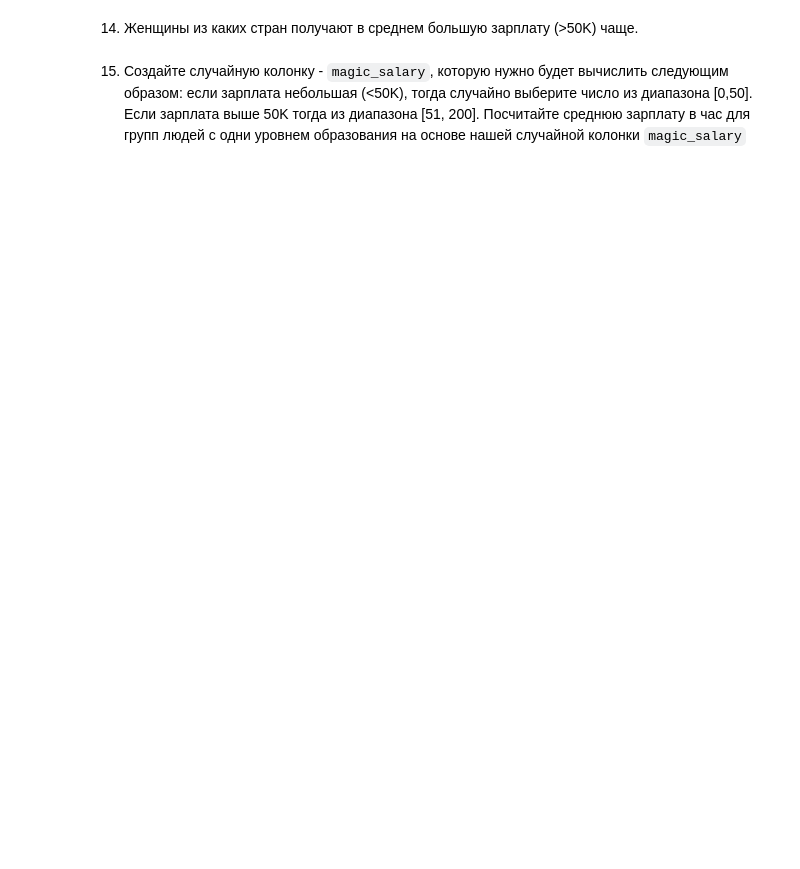
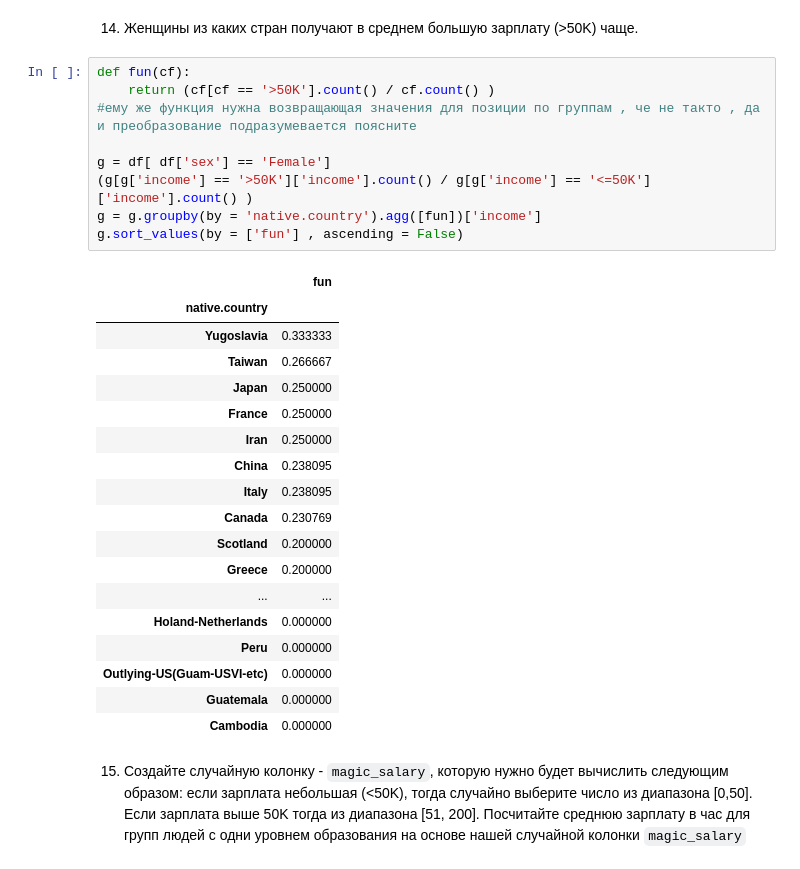
Before and after one commit to RobinGadik/it.sevenbits.ML, a Jupyter notebook: homework-02.ipynb, the cells around one changed output. Drawn from its saved outputs; the diff is of its cells as text; blank space fills up the shorter version.

```diff
--- a/homework-02.ipynb
+++ b/homework-02.ipynb
@@ -342,4 +422,32 @@ False
 # %% [markdown]
 14) Женщины из каких стран получают в среднем большую зарплату (>50K) чаще.
+# %%
+def fun(cf):
+    return (cf[cf == '>50K'].count() / cf.count() )
+#ему же функция нужна возвращающая значения для позиции по группам , че не такто , да и преобразование подразумевается поясните
+
+g = df[ df['sex'] == 'Female']
+(g[g['income'] == '>50K']['income'].count() / g[g['income'] == '<=50K']['income'].count() )
+g = g.groupby(by = 'native.country').agg([fun])['income']
+g.sort_values(by = ['fun'] , ascending = False)
+# %% [output]
+|  | fun |
+| native.country |  |
+| Yugoslavia | 0.333333 |
+| Taiwan | 0.266667 |
+| Japan | 0.250000 |
+| France | 0.250000 |
+| Iran | 0.250000 |
+| China | 0.238095 |
+| Italy | 0.238095 |
+| Canada | 0.230769 |
+| Scotland | 0.200000 |
+| Greece | 0.200000 |
+| ... | ... |
+| Holand-Netherlands | 0.000000 |
+| Peru | 0.000000 |
+| Outlying-US(Guam-USVI-etc) | 0.000000 |
+| Guatemala | 0.000000 |
+| Cambodia | 0.000000 |
 # %% [markdown]
 15) Создайте случайную колонку - `magic_salary`, которую нужно будет вычислить следующим образом: если зарплата небольшая (<50K), тогда случайно выберите число из диапазона [0,50]. Если зарплата выше 50K тогда из диапазона [51, 200]. Посчитайте среднюю зарплату в час для групп людей с одни уровнем образования на основе нашей случайной колонки `magic_salary`
```
Also changed, not shown: parts of 12 cells of this notebook.
